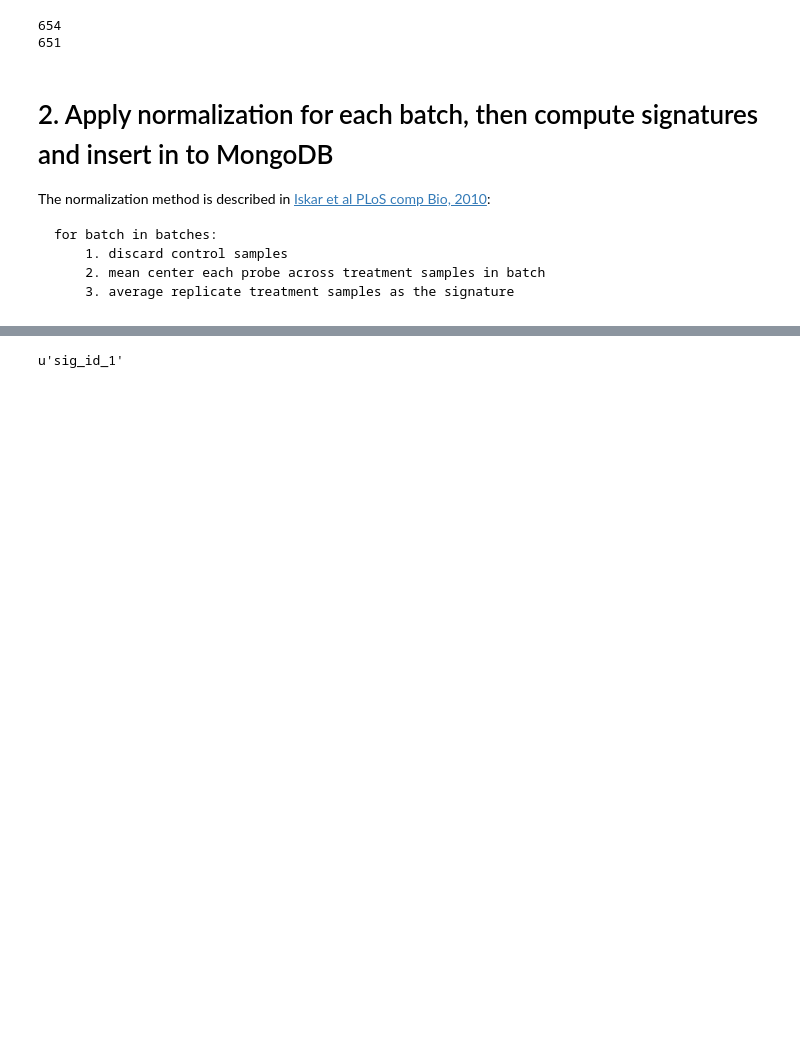
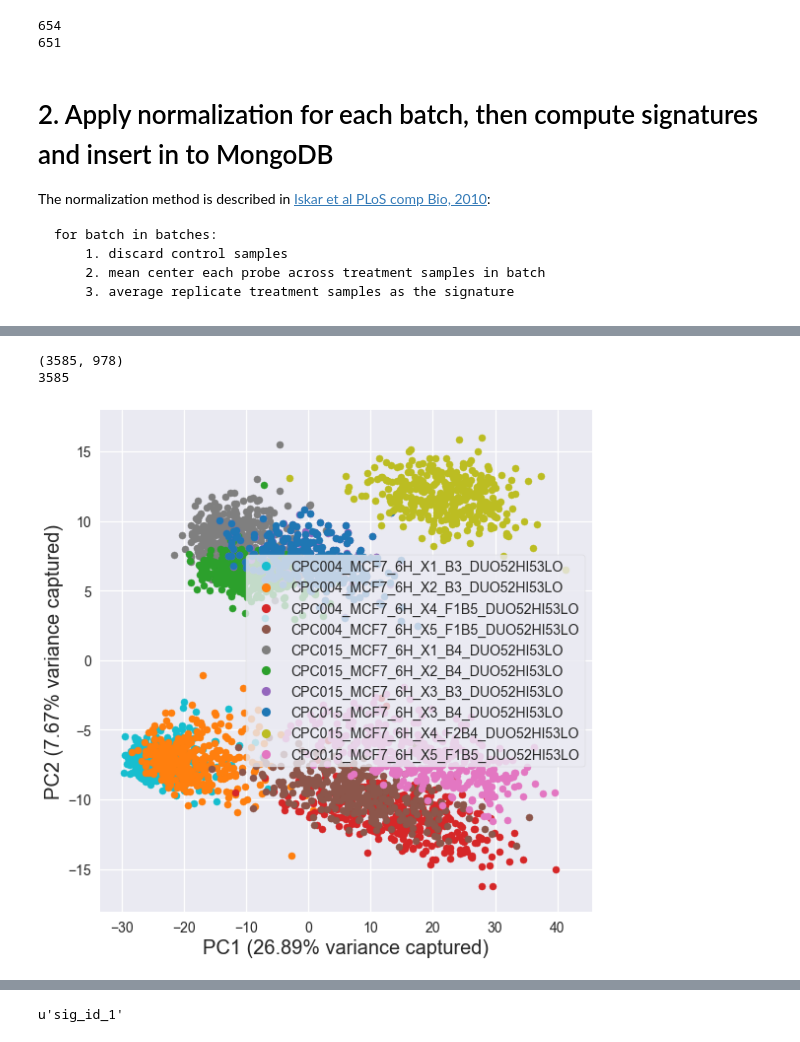
Before and after one commit to MaayanLab/L1000FWD, a Jupyter notebook: notebooks/Reprocess_L1000_Level3_mean_center.ipynb, the cells around one changed output, grey strips where cells are left out. Saved outputs shown, nothing was run; the diff lists cells and outputs as text; code cells hidden in the pictures; blank space fills up the shorter version.

```diff
--- a/notebooks/Reprocess_L1000_Level3_mean_center.ipynb
+++ b/notebooks/Reprocess_L1000_Level3_mean_center.ipynb
@@ -173,0 +282,12 @@ for batch in batches:
+# %%
+# Concat those two batches
+mat_sub_sub2 = np.vstack((mat_sub, mat_sub2))
+print mat_sub_sub2.shape
+print len(distil_ids_sub + distil_ids_sub2)
+RNAseq.PCA_plot(mat_sub_sub2.T,
+                samples=distil_ids_sub + distil_ids_sub2,
+                standardize=2, log=False,  sep=':')
+# %% [output]
+(3585, 978)
+3585
+[figure, added]
```
Also changed, not shown: parts of 21 cells of this notebook.
